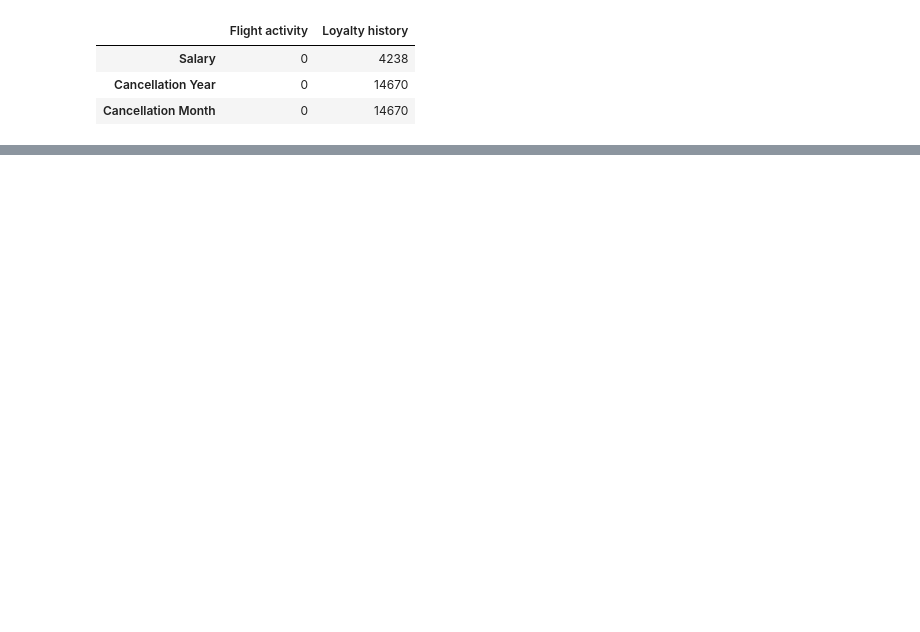
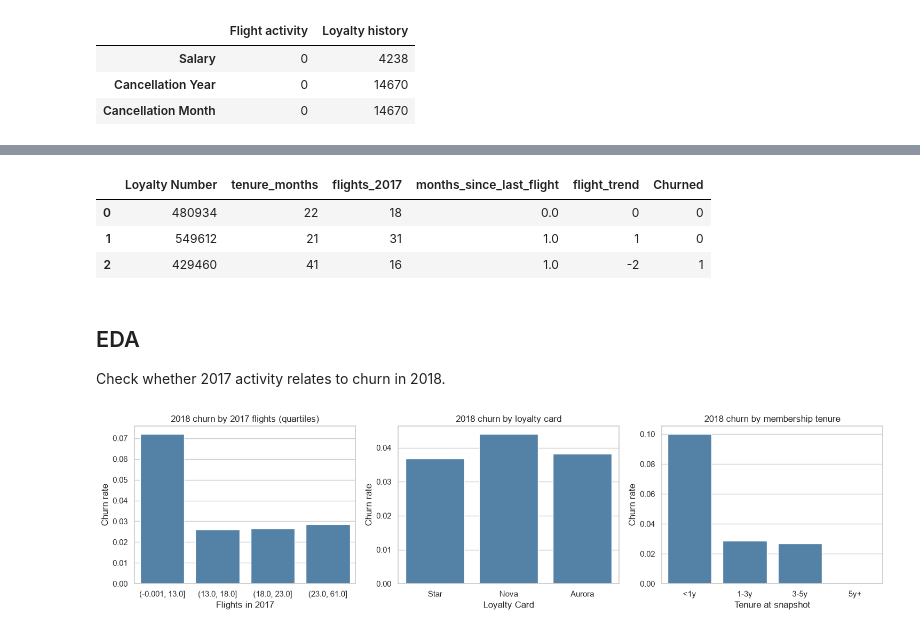
Before and after one commit to sidhantds/Airline-Loyalty-Customer-Churn-Prediction, a Jupyter notebook: notebook/Airline_Loyalty_Program.ipynb, the cells around one changed output, grey strips where cells are left out. Drawn from its saved outputs; the diff is of its cells as text; code cells hidden in the pictures; blank space fills up the shorter version.

```diff
--- a/notebook/Airline_Loyalty_Program.ipynb
+++ b/notebook/Airline_Loyalty_Program.ipynb
@@ -472,0 +157,22 @@ Saved hold-out risk scores to ..\outputs\airline_churn_predictions.csv.
+# %%
+SNAPSHOT_YEAR, SNAPSHOT_MONTH = 2017, 12
+snapshot = month_index(SNAPSHOT_YEAR, SNAPSHOT_MONTH)
+
+enrolled = month_index(loyalty_df["Enrollment Year"], loyalty_df["Enrollment Month"])
+cancelled_at = month_index(loyalty_df["Cancellation Year"], loyalty_df["Cancellation Month"])
+
+# Active at the snapshot: enrolled on or before it and not yet cancelled.
+active_at_snapshot = (enrolled <= snapshot) & ~(cancelled_at <= snapshot)
+members = loyalty_df[active_at_snapshot].copy()
+members["tenure_months"] = snapshot - enrolled[active_at_snapshot]
+members["Churned"] = cancelled_at[active_at_snapshot].notna().astype(int)  # cancelled during 2018
+
+print(f"Members active on {SNAPSHOT_MONTH}/{SNAPSHOT_YEAR}: {len(members):,}")
+display(
+    members["Churned"]
+    .value_counts(normalize=True)
+    .rename(index={0: "Stayed", 1: "Cancelled in 2018"})
+    .rename("Share")
+    .to_frame()
+    .round(3)
+)
@@ -472,0 +190,58 @@ Saved hold-out risk scores to ..\outputs\airline_churn_predictions.csv.
+# %%
+history = flight_df[flight_df["Year"] == SNAPSHOT_YEAR]
+by_member = history.groupby("Loyalty Number")
+
+flight_features = by_member.agg(
+    flights_2017=("Total Flights", "sum"),
+    distance_2017=("Distance", "sum"),
+    points_accumulated_2017=("Points Accumulated", "sum"),
+    points_redeemed_2017=("Points Redeemed", "sum"),
+    redeem_cost_2017=("Dollar Cost Points Redeemed", "sum"),
+)
+flown = history[history["Total Flights"] > 0].groupby("Loyalty Number")
+flight_features["months_flown_2017"] = flown["Month"].nunique()
+flight_features["months_since_last_flight"] = SNAPSHOT_MONTH - flown["Month"].max()
+flight_features["flights_q4_2017"] = history[history["Month"] >= 10].groupby("Loyalty Number")["Total Flights"].sum()
+flight_features["flights_h1_2017"] = history[history["Month"] <= 6].groupby("Loyalty Number")["Total Flights"].sum()
+flight_features["flights_h2_2017"] = history[history["Month"] > 6].groupby("Loyalty Number")["Total Flights"].sum()
+flight_features = flight_features.reset_index()
+
+flight_features["points_redeem_ratio"] = (
+    flight_features["points_redeemed_2017"]
+    / flight_features["points_accumulated_2017"].replace(0, np.nan)
+)
+flight_features["flight_trend"] = flight_features["flights_h2_2017"] - flight_features["flights_h1_2017"]
+
+df = members.merge(flight_features, on="Loyalty Number", how="left")
+# Members who never flew in 2017 have no rows: treat counts as 0 and recency as the full year.
+df["months_since_last_flight"] = df["months_since_last_flight"].fillna(12)
+activity_cols = flight_features.columns.drop(["Loyalty Number", "months_since_last_flight"])
+df[activity_cols] = df[activity_cols].fillna(0)
+
+df[["Loyalty Number", "tenure_months", "flights_2017", "months_since_last_flight", "flight_trend", "Churned"]].head(3)
+# %% [output]
+|  | Loyalty Number | tenure_months | flights_2017 | months_since_last_flight | flight_trend | Churned |
+| 0 | 480934 | 22 | 18 | 0.0 | 0 | 0 |
+| 1 | 549612 | 21 | 31 | 1.0 | 1 | 0 |
+| 2 | 429460 | 41 | 16 | 1.0 | -2 | 1 |
+# %% [markdown]
+## EDA
+Check whether 2017 activity relates to churn in 2018.
+# %%
+fig, axes = plt.subplots(1, 3, figsize=(15, 4))
+df["flight_band"] = pd.qcut(df["flights_2017"], q=4, duplicates="drop")
+sns.barplot(x="flight_band", y="Churned", data=df, ax=axes[0], color="steelblue", errorbar=None)
+axes[0].set(title="2018 churn by 2017 flights (quartiles)", xlabel="Flights in 2017", ylabel="Churn rate")
+
+sns.barplot(x="Loyalty Card", y="Churned", data=df, ax=axes[1], color="steelblue", errorbar=None,
+            order=["Star", "Nova", "Aurora"])
+axes[1].set(title="2018 churn by loyalty card", ylabel="Churn rate")
+
+df["tenure_band"] = pd.cut(df["tenure_months"], bins=[-1, 12, 36, 60, 120], labels=["<1y", "1-3y", "3-5y", "5y+"])
+sns.barplot(x="tenure_band", y="Churned", data=df, ax=axes[2], color="steelblue", errorbar=None)
+axes[2].set(title="2018 churn by membership tenure", xlabel="Tenure at snapshot", ylabel="Churn rate")
+plt.tight_layout()
+plt.show()
+df = df.drop(columns=["flight_band", "tenure_band"])
+# %% [output]
+[figure, added]
```
Also changed, not shown: parts of 58 cells of this notebook, 4 other files.
